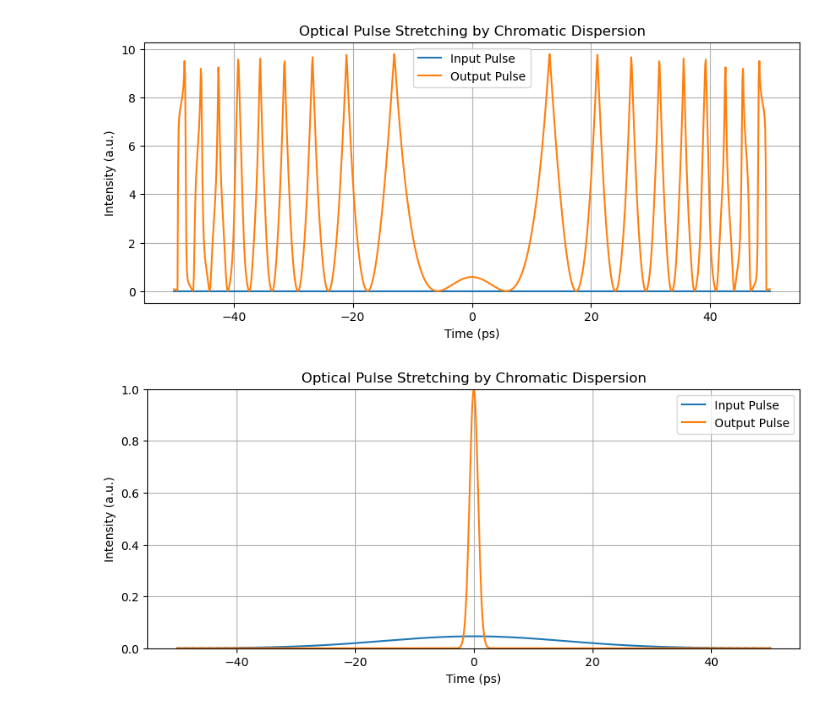
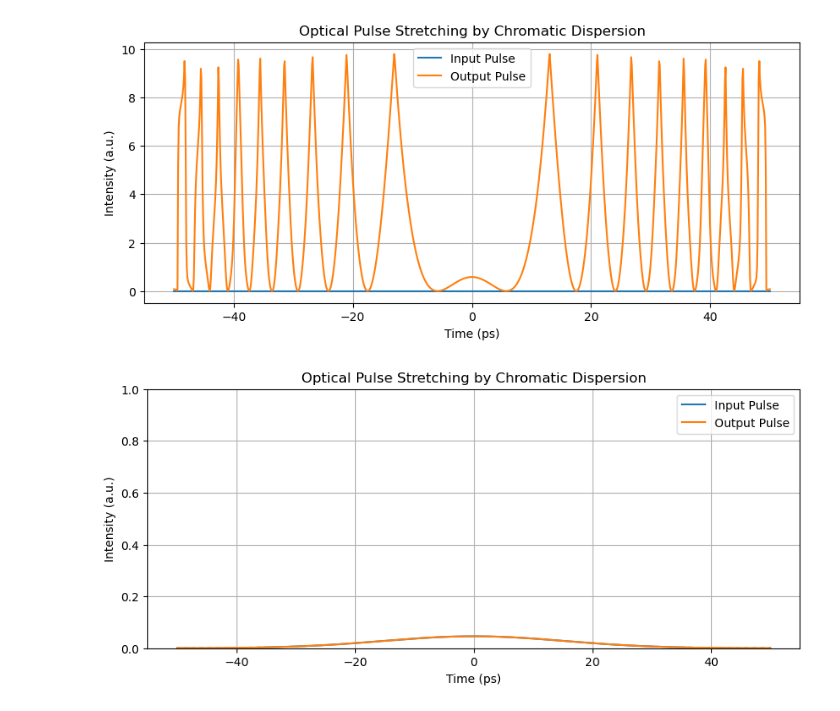
Before and after one commit to tacticstactics/Optical-pulse-broadening, a Jupyter notebook: gaussian-Untitled-1.ipynb, the cells around one changed output. Cells and saved outputs as stored; diff of their text form; code cells hidden in the pictures.

```diff
--- a/gaussian-Untitled-1.ipynb
+++ b/gaussian-Untitled-1.ipynb
@@ -58,23 +58,23 @@ plt.show()
 [figure]
 # %%
 # Dispersion operator
-D_2 = np.exp(-1j * 0.5 * (-1.0)*beta2 * (2 * np.pi * f) ** 2 * L)
+D_2 = np.exp(-1j * 0.5 * (-2.0)*beta2 * (2 * np.pi * f) ** 2 * L)
 
 A2_f = D_2 * A1_f
 
 # Inverse Fourier transform to get the time domain pulse after dispersion
 A2 = np.fft.ifft(A2_f)
 
 # Plotting
 plt.figure(figsize=(10, 4))
 plt.plot(t * 1e12, np.abs(A1) ** 2, label='Input Pulse')
 plt.plot(t * 1e12, np.abs(A2) ** 2, label='Output Pulse')
 plt.xlabel('Time (ps)')
 plt.ylabel('Intensity (a.u.)')
 plt.ylim(0,1)
 plt.title('Optical Pulse Stretching by Chromatic Dispersion')
 plt.legend()
 plt.grid()
 plt.show()
 # %% [output]
-[figure, old version]
+[figure, new version]
```
Also changed, not shown: parts of 1 cell of this notebook, 2 other files.
